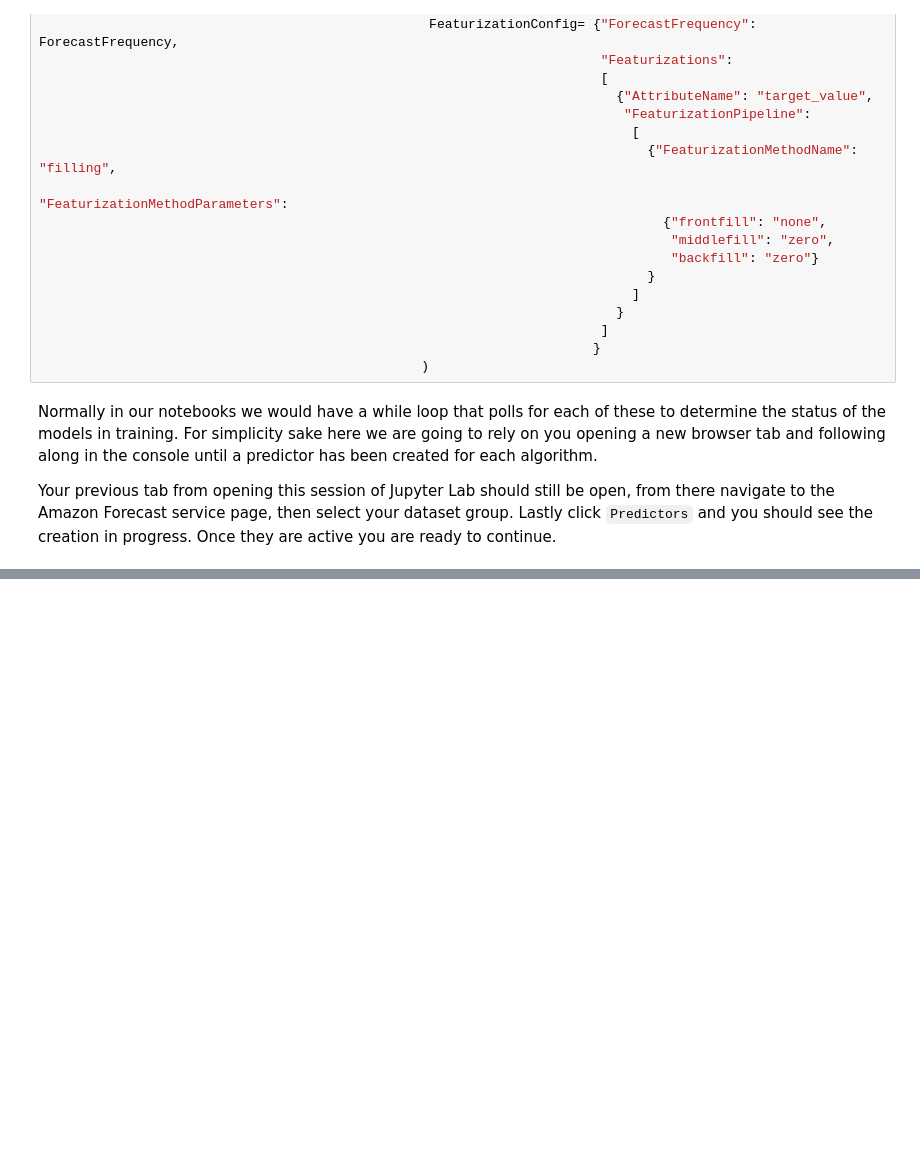
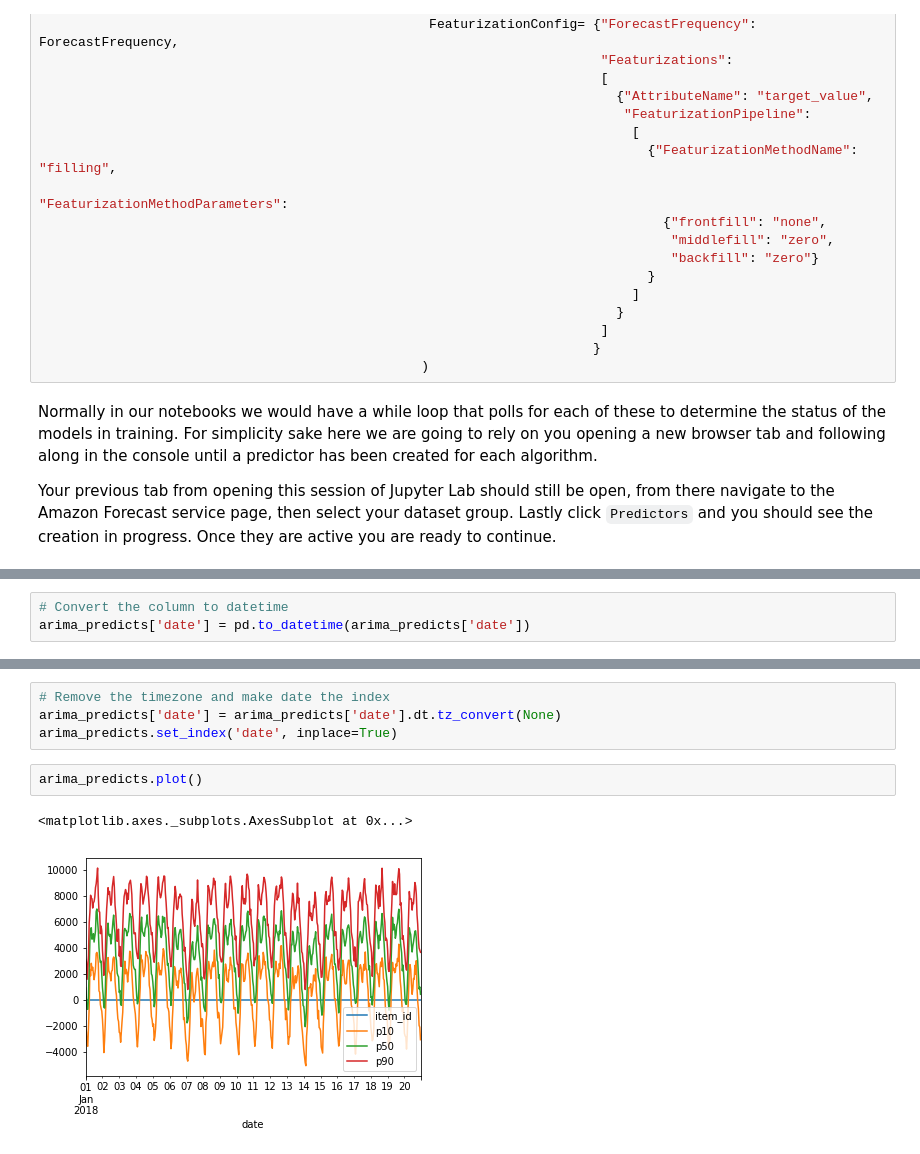
Before and after one commit to apac-ml-tfc/forecast-poc, a Jupyter notebook: Creating_and_Evaluating_Predictors.ipynb, the cells around one changed output, grey strips where cells are left out. Drawn from its saved outputs; the diff is of its cells as text; blank space fills up the shorter version.

```diff
--- a/Creating_and_Evaluating_Predictors.ipynb
+++ b/Creating_and_Evaluating_Predictors.ipynb
@@ -164,0 +437,3 @@ Your previous tab from opening this session of Jupyter Lab should still be open,
+# %%
+# Convert the column to datetime
+arima_predicts['date'] = pd.to_datetime(arima_predicts['date'])
@@ -164,0 +445,9 @@ Your previous tab from opening this session of Jupyter Lab should still be open,
+# %%
+# Remove the timezone and make date the index
+arima_predicts['date'] = arima_predicts['date'].dt.tz_convert(None)
+arima_predicts.set_index('date', inplace=True)
+# %%
+arima_predicts.plot()
+# %% [output]
+<matplotlib.axes._subplots.AxesSubplot at 0x...>
+[figure, added]
```
Also changed, not shown: parts of 45 cells of this notebook, 1 other file.
